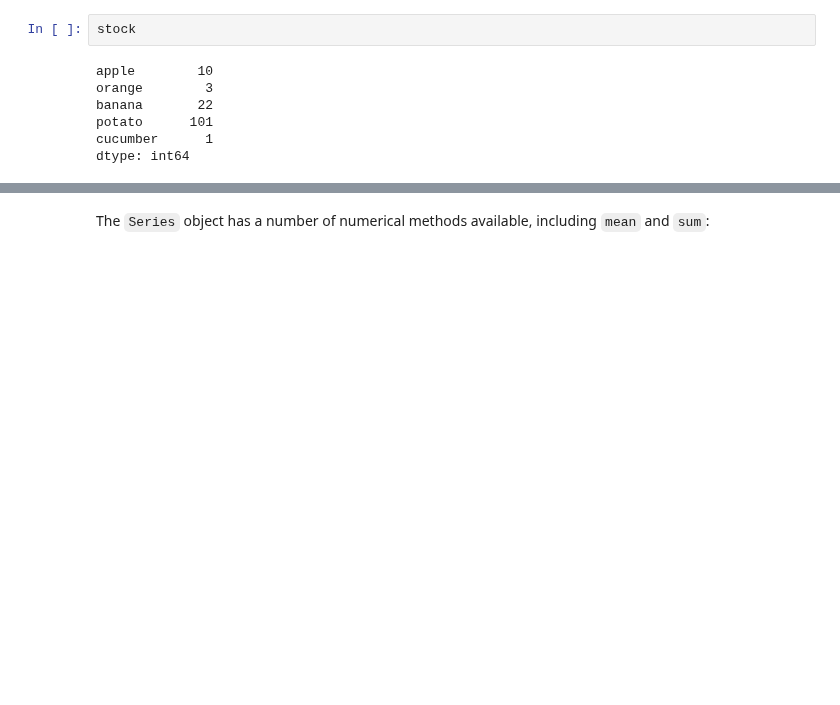
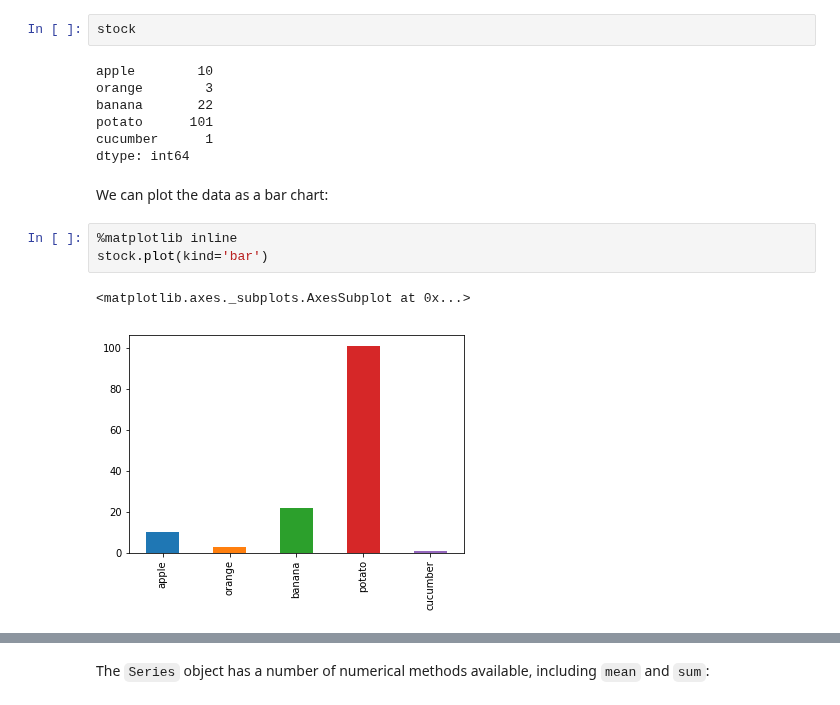
Before and after one commit to fangohr/introduction-to-python-for-computational-science-and-engineering, a Jupyter notebook: 17-pandas.ipynb, the cells around one changed output, grey strips where cells are left out. Cells and saved outputs as stored; diff of their text form; blank space fills up the shorter version.

```diff
--- a/17-pandas.ipynb
+++ b/17-pandas.ipynb
@@ -140,3 +146,11 @@ banana       22
 potato      101
 cucumber      1
 dtype: int64
+# %% [markdown]
+We can plot the data as a bar chart:
+# %%
+%matplotlib inline
+stock.plot(kind='bar')
+# %% [output]
+<matplotlib.axes._subplots.AxesSubplot at 0x...>
+[figure, added]
```
Also changed, not shown: parts of 49 cells of this notebook.
